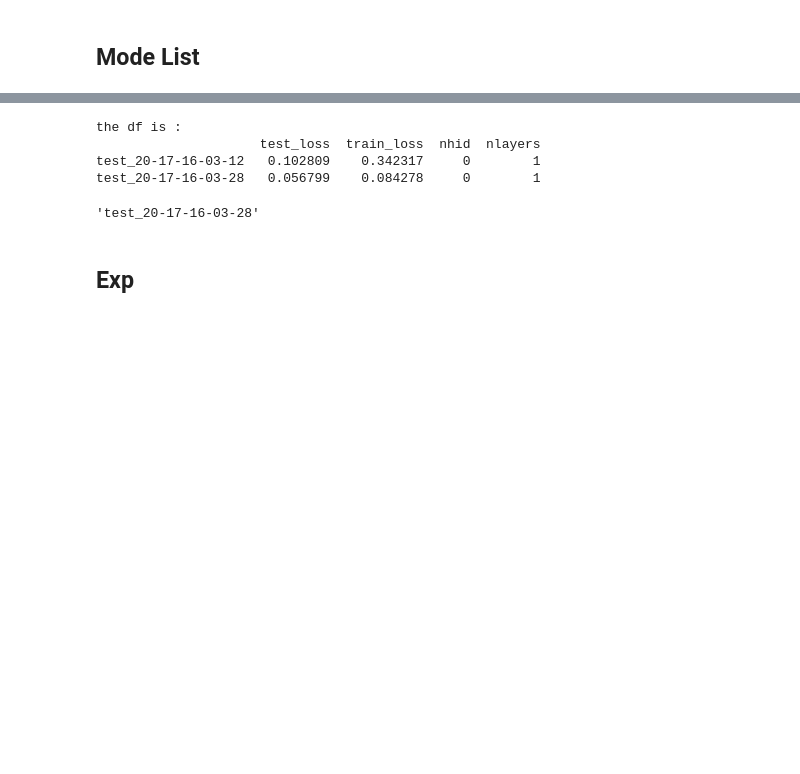
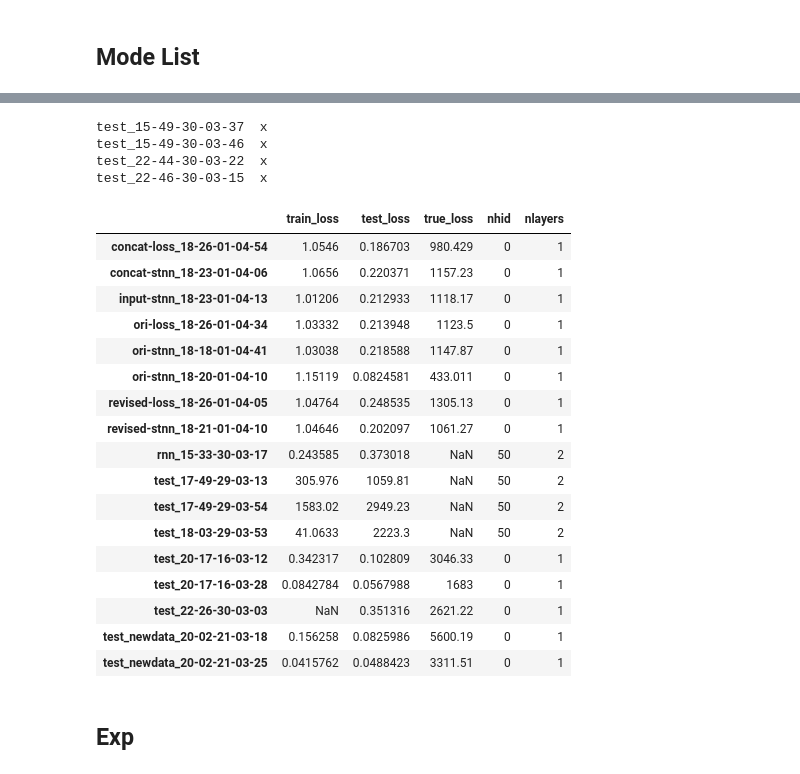
Before and after one commit to wtding1998/RNN_nCov, a Jupyter notebook: test_result.ipynb, the cells around one changed output, grey strips where cells are left out. Cells and saved outputs as stored; diff of their text form; code cells hidden in the pictures; blank space fills up the shorter version.

```diff
--- a/test_result.ipynb
+++ b/test_result.ipynb
@@ -43,13 +60,30 @@ folder = os.path.abspath(os.path.join(os.getcwd(), '..', 'output', 'test'))
 # %%
 stnn = result.Printer(folder)
-stnn.get_df(mean=True, min=True)
-stnn.min_idx()
+stnn.get_df(mean=False, min=False)
+# stnn.min_idx()
 # %% [output]
-the df is :
-                     test_loss  train_loss  nhid  nlayers
-test_20-17-16-03-12   0.102809    0.342317     0        1
-test_20-17-16-03-28   0.056799    0.084278     0        1
+test_15-49-30-03-37  x
+test_15-49-30-03-46  x
+test_22-44-30-03-22  x
+test_22-46-30-03-15  x
-'test_20-17-16-03-28'
+|  | train_loss | test_loss | true_loss | nhid | nlayers |
+| concat-loss_18-26-01-04-54 | 1.0546 | 0.186703 | 980.429 | 0 | 1 |
+| concat-stnn_18-23-01-04-06 | 1.0656 | 0.220371 | 1157.23 | 0 | 1 |
+| input-stnn_18-23-01-04-13 | 1.01206 | 0.212933 | 1118.17 | 0 | 1 |
+| ori-loss_18-26-01-04-34 | 1.03332 | 0.213948 | 1123.5 | 0 | 1 |
+| ori-stnn_18-18-01-04-41 | 1.03038 | 0.218588 | 1147.87 | 0 | 1 |
+| ori-stnn_18-20-01-04-10 | 1.15119 | 0.0824581 | 433.011 | 0 | 1 |
+| revised-loss_18-26-01-04-05 | 1.04764 | 0.248535 | 1305.13 | 0 | 1 |
+| revised-stnn_18-21-01-04-10 | 1.04646 | 0.202097 | 1061.27 | 0 | 1 |
+| rnn_15-33-30-03-17 | 0.243585 | 0.373018 | NaN | 50 | 2 |
+| test_17-49-29-03-13 | 305.976 | 1059.81 | NaN | 50 | 2 |
+| test_17-49-29-03-54 | 1583.02 | 2949.23 | NaN | 50 | 2 |
+| test_18-03-29-03-53 | 41.0633 | 2223.3 | NaN | 50 | 2 |
+| test_20-17-16-03-12 | 0.342317 | 0.102809 | 3046.33 | 0 | 1 |
+| test_20-17-16-03-28 | 0.0842784 | 0.0567988 | 1683 | 0 | 1 |
+| test_22-26-30-03-03 | NaN | 0.351316 | 2621.22 | 0 | 1 |
+| test_newdata_20-02-21-03-18 | 0.156258 | 0.0825986 | 5600.19 | 0 | 1 |
+| test_newdata_20-02-21-03-25 | 0.0415762 | 0.0488423 | 3311.51 | 0 | 1 |
 # %% [markdown]
 ## Exp
 # %%
```
Also changed, not shown: parts of 3 cells of this notebook, 2 other files.
